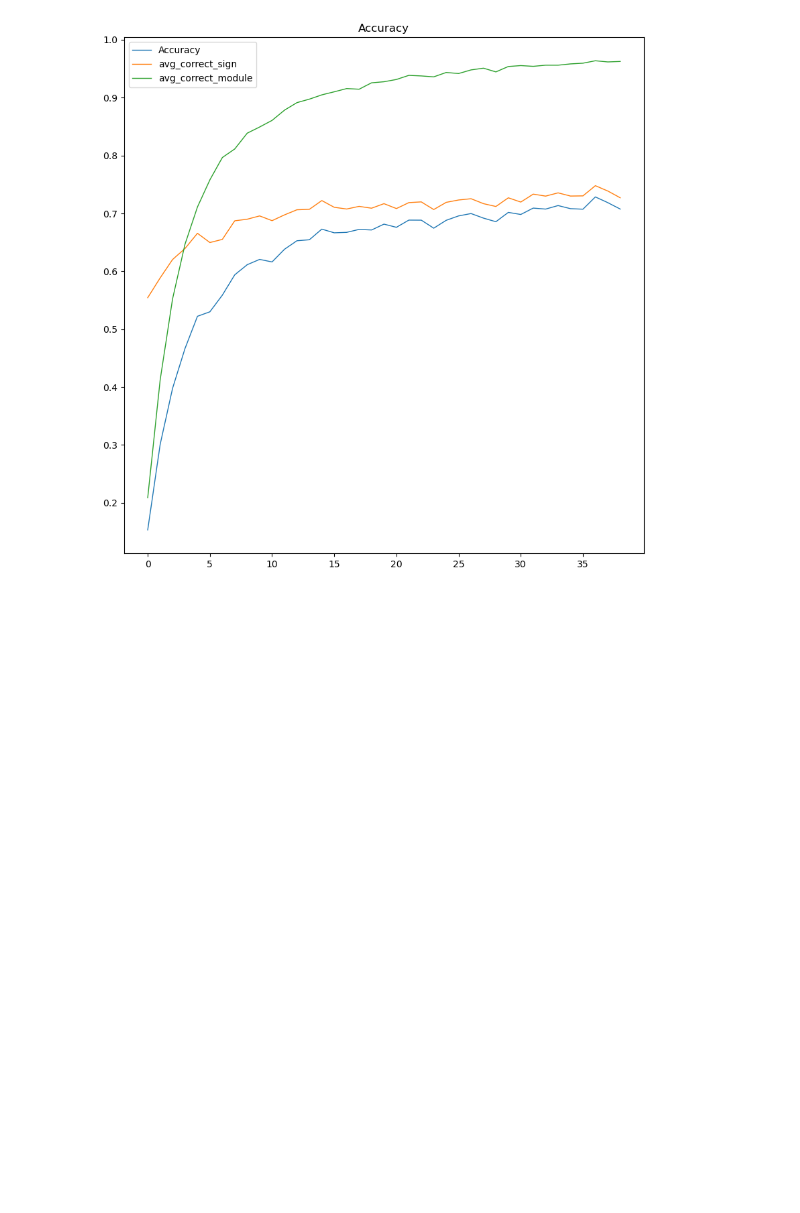
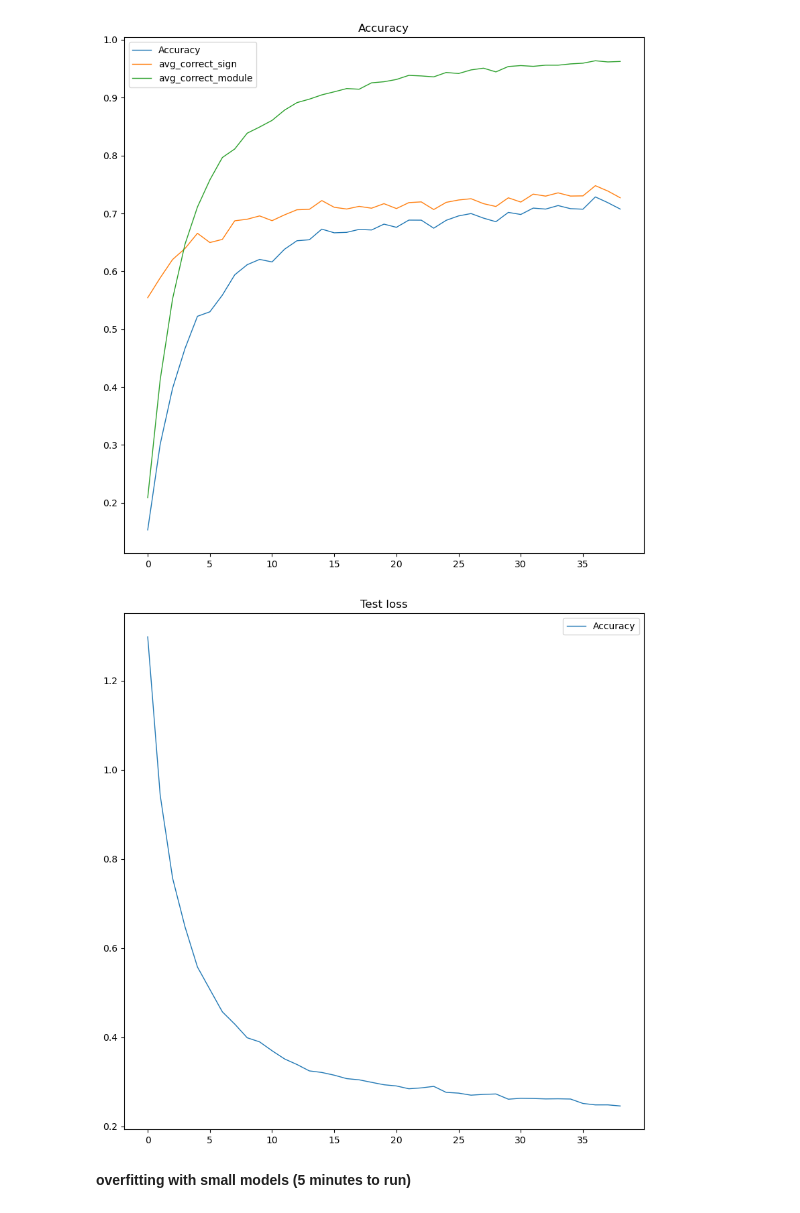
Before and after one commit to f-charton/Transformer-demo, a Jupyter notebook: notebooks/Base.ipynb, the cells around one changed output. Cells and saved outputs as stored; diff of their text form; code cells hidden in the pictures; blank space fills up the shorter version.

```diff
--- a/notebooks/Base.ipynb
+++ b/notebooks/Base.ipynb
@@ -155,3 +159,22 @@ plt.rcParams['figure.figsize'] = [10,10]
 plt.show()
 # %% [output]
 [figure]
+# %%
+indicators = ["xe_loss"]
+prefix = "valid_AMPLITUDE_"
+
+
+perf = read_logs(logfile)
+
+v1 = [p[prefix+'xe_loss'] for p in perf]
+
+plt.plot(v1,linewidth=1,label="Accuracy")
+
+plt.title("Test loss")
+plt.legend()
+plt.rcParams['figure.figsize'] = [10,10]
+plt.show()
+# %% [output]
+[figure, added]
+# %% [markdown]
+**overfitting with small models (5 minutes to run)**
```
Also changed, not shown: parts of 9 cells of this notebook, 1 other file.
